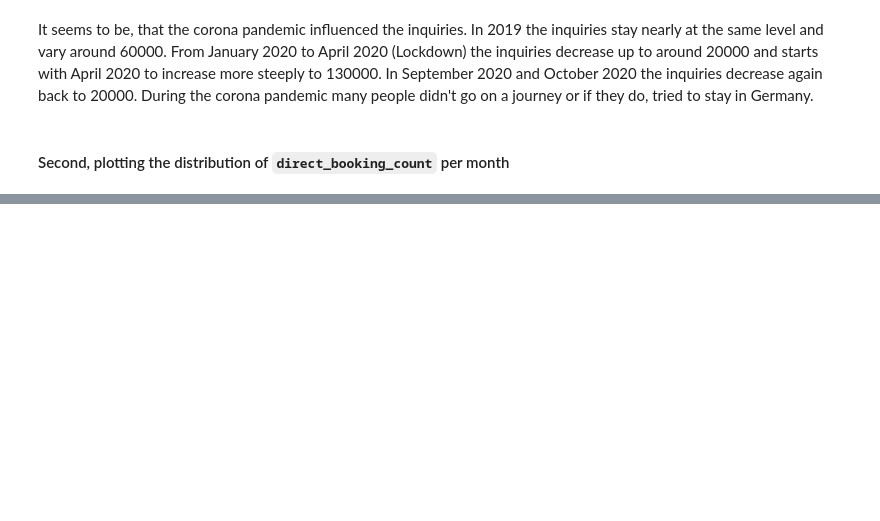
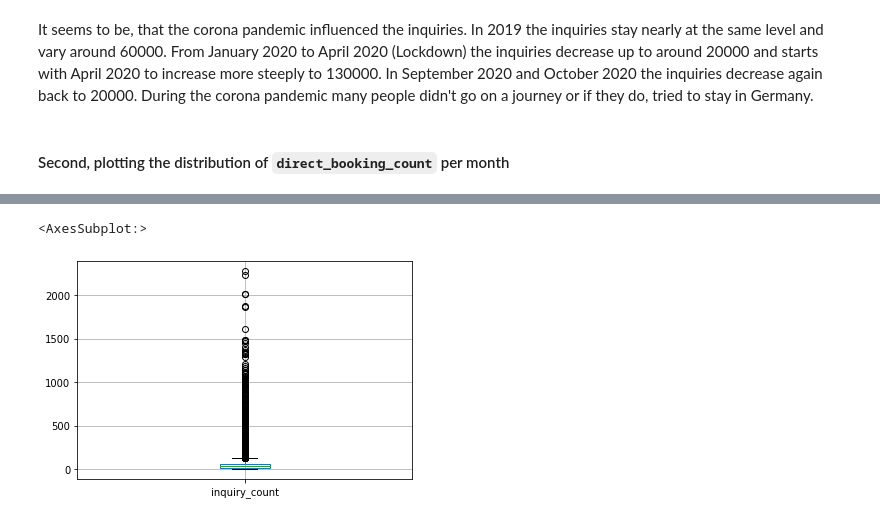
Before and after one commit to neue-fische-traum/traum-preis, a Jupyter notebook: EDA/EDA_notebook_7_statistics.ipynb, the cells around one changed output, grey strips where cells are left out. Drawn from its saved outputs; the diff is of its cells as text; code cells hidden in the pictures; blank space fills up the shorter version.

```diff
--- a/EDA/EDA_notebook_7_statistics.ipynb
+++ b/EDA/EDA_notebook_7_statistics.ipynb
@@ -90,3 +200,9 @@ statistic_per_id.inquiry_count.hist(bins=500)
+# %%
+# Plotting a boxplot
+statistic_per_id.boxplot(column=['inquiry_count'])
+# %% [output]
+<AxesSubplot:>
+[figure, added]
 # %%
 # Description of the feature inquiry_count
 statistic_per_id.inquiry_count.describe()
```
Also changed, not shown: parts of 30 cells of this notebook, 1 other file.
